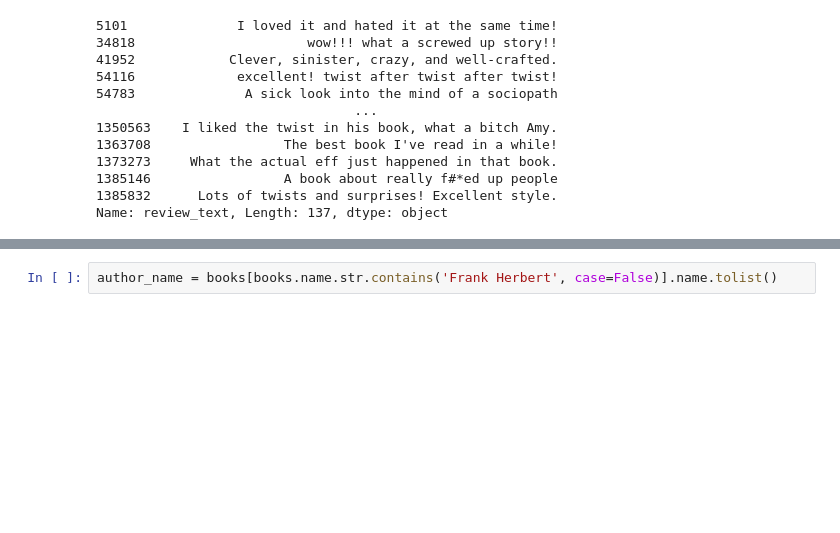
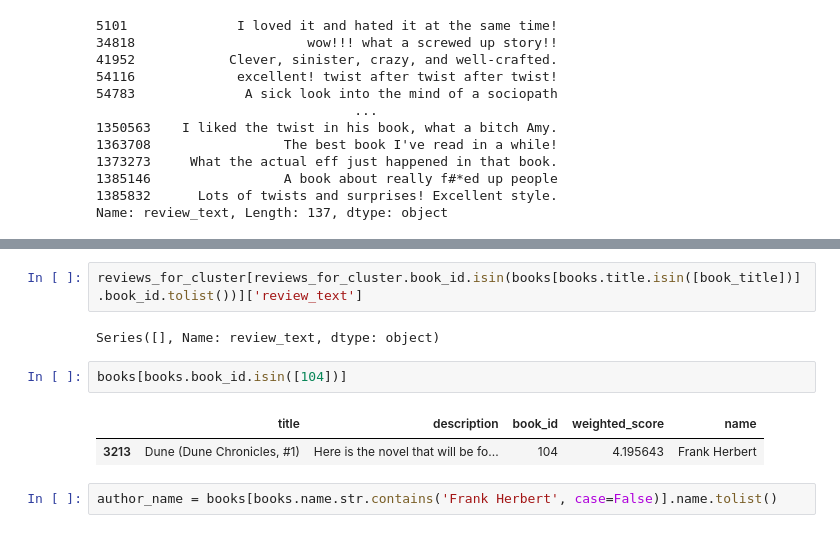
Before and after one commit to Einhard6176/3380, a Jupyter notebook: Models/Summarizer/createClusters.ipynb, the cells around one changed output, grey strips where cells are left out. Drawn from its saved outputs; the diff is of its cells as text; blank space fills up the shorter version.

```diff
--- a/Models/Summarizer/createClusters.ipynb
+++ b/Models/Summarizer/createClusters.ipynb
@@ -160,3 +187,12 @@ Name: review_text, Length: 137, dtype: object
+# %%
+reviews_for_cluster[reviews_for_cluster.book_id.isin(books[books.title.isin([book_title])].book_id.tolist())]['review_text']
+# %% [output]
+Series([], Name: review_text, dtype: object)
+# %%
+books[books.book_id.isin([104])]
+# %% [output]
+|  | title | description | book_id | weighted_score | name |
+| 3213 | Dune (Dune Chronicles, #1) | Here is the novel that will be fo... | 104 | 4.195643 | Frank Herbert |
 # %%
 author_name = books[books.name.str.contains('Frank Herbert', case=False)].name.tolist()
 # %%
```
Also changed, not shown: parts of 2 cells of this notebook, 1 other file.
